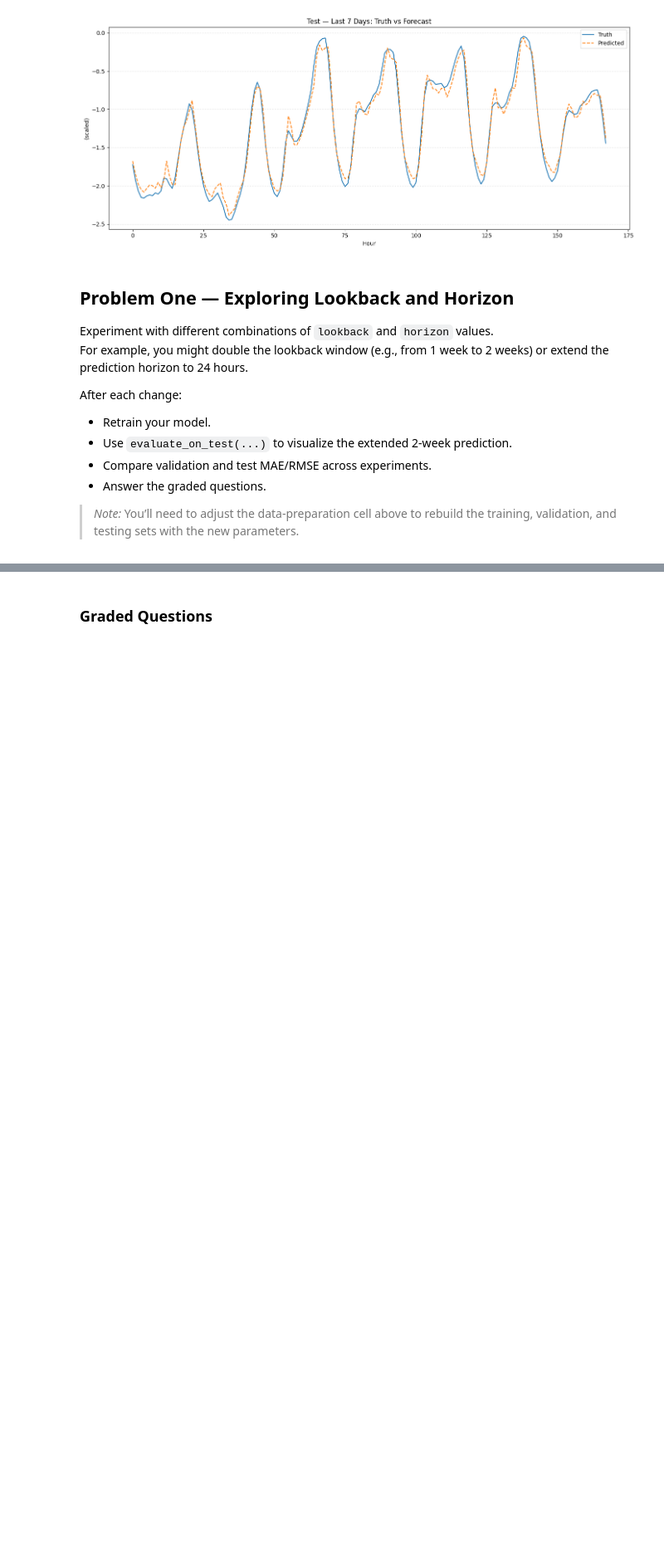
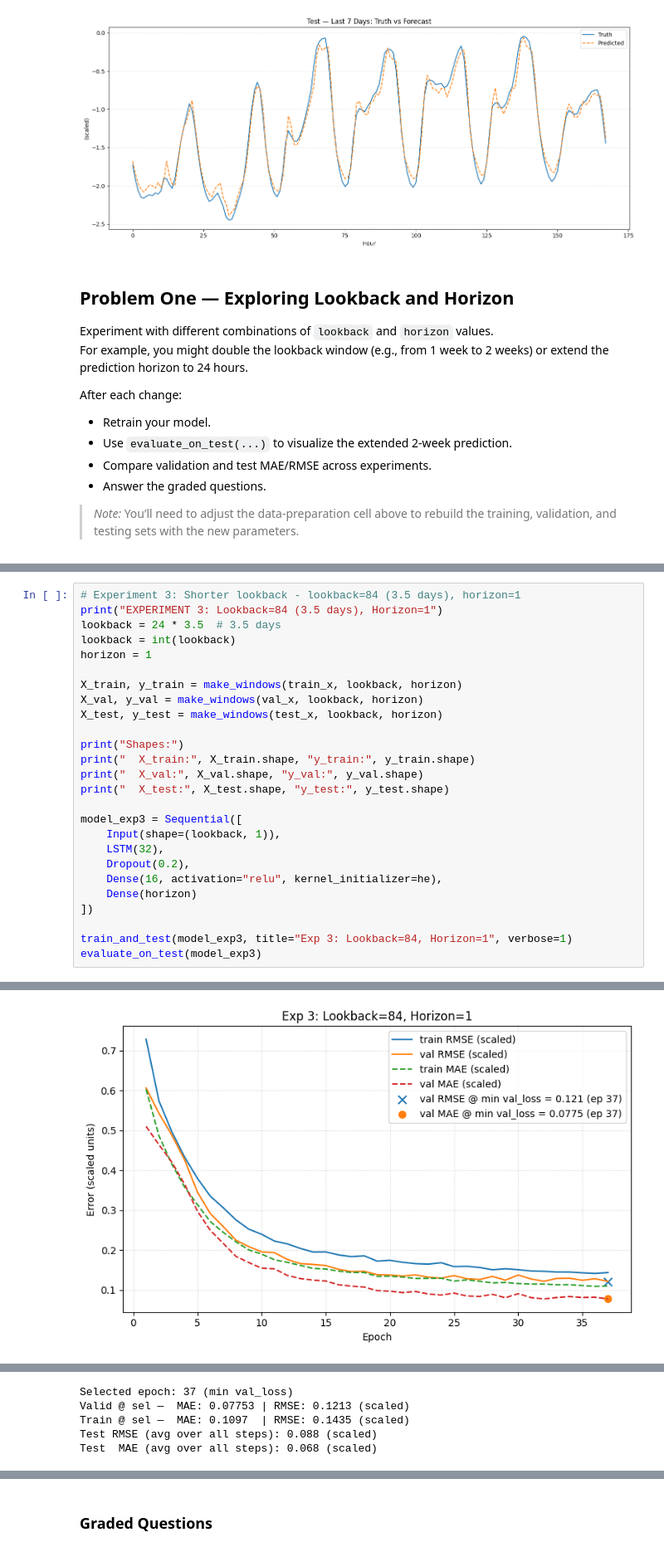
Before and after one commit to aydanmufti/Module-7-Assignments, a Jupyter notebook: Homework_08.ipynb, the cells around one changed output, grey strips where cells are left out. Shown at 83% size. Drawn from its saved outputs; the diff is of its cells as text; blank space fills up the shorter version.

```diff
--- a/Homework_08.ipynb
+++ b/Homework_08.ipynb
@@ -839,0 +900,27 @@ After each change:
+# %%
+# Experiment 3: Shorter lookback - lookback=84 (3.5 days), horizon=1
+print("EXPERIMENT 3: Lookback=84 (3.5 days), Horizon=1")
+lookback = 24 * 3.5  # 3.5 days
+lookback = int(lookback)
+horizon = 1
+
+X_train, y_train = make_windows(train_x, lookback, horizon)
+X_val, y_val = make_windows(val_x, lookback, horizon)
+X_test, y_test = make_windows(test_x, lookback, horizon)
+
+print("Shapes:")
+print("  X_train:", X_train.shape, "y_train:", y_train.shape)
+print("  X_val:", X_val.shape, "y_val:", y_val.shape)
+print("  X_test:", X_test.shape, "y_test:", y_test.shape)
+
+model_exp3 = Sequential([
+    Input(shape=(lookback, 1)),
+    LSTM(32),
+    Dropout(0.2),
+    Dense(16, activation="relu", kernel_initializer=he),
+    Dense(horizon)
+])
+
+train_and_test(model_exp3, title="Exp 3: Lookback=84, Horizon=1", verbose=1)
+evaluate_on_test(model_exp3)
+# %% [output]
@@ -839,0 +944 @@ After each change:
+[figure, added]
@@ -839,0 +946,5 @@ After each change:
+Selected epoch: 37 (min val_loss)
+Valid @ sel —  MAE: 0.07753 | RMSE: 0.1213 (scaled)
+Train @ sel —  MAE: 0.1097  | RMSE: 0.1435 (scaled)
+Test RMSE (avg over all steps): 0.088 (scaled)
+Test  MAE (avg over all steps): 0.068 (scaled)
```
Also changed, not shown: parts of 23 cells of this notebook.
